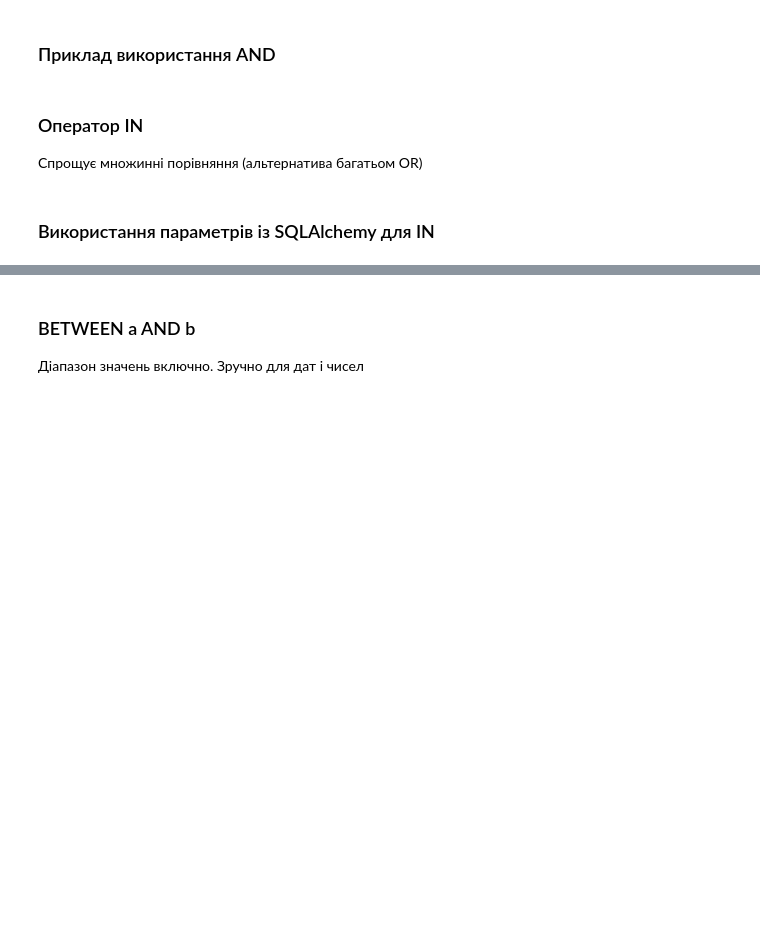
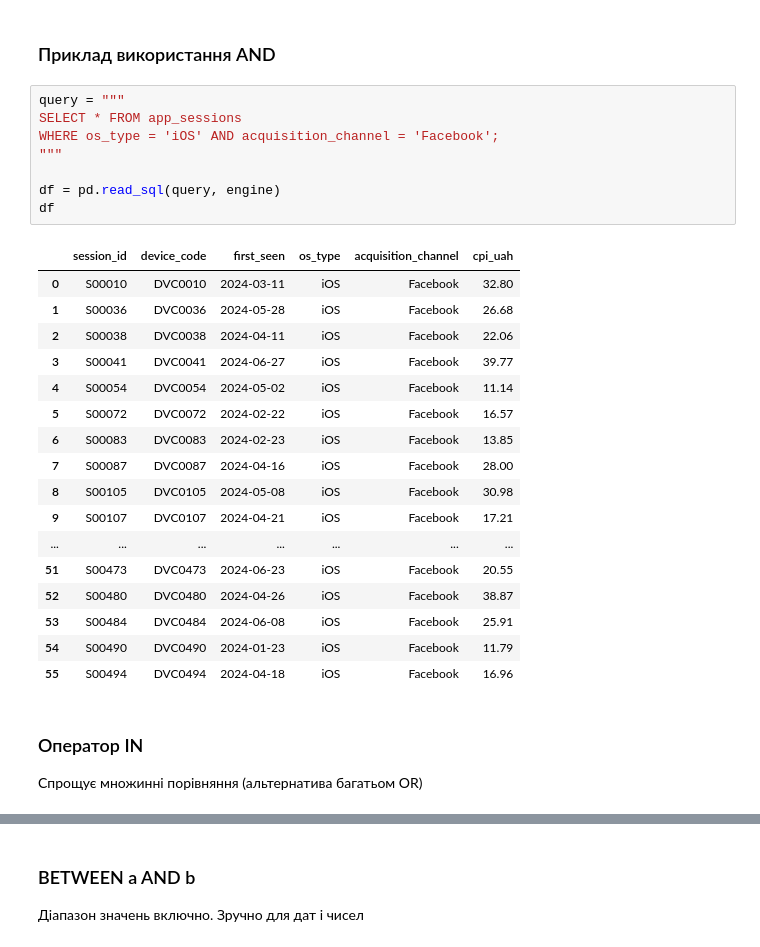
Before and after one commit to cpython-projects/python_da_06_11_25, a Jupyter notebook: lesson_26.ipynb, the cells around one changed output, grey strips where cells are left out. Cells and saved outputs as stored; diff of their text form; blank space fills up the shorter version.

```diff
--- a/lesson_26.ipynb
+++ b/lesson_26.ipynb
@@ -186,9 +270,33 @@ WHERE first_seen >= '2024-03-01' OR '1'='1'
 > **Використовуйте дужки!** Логіка без дужок може бути несподіваною
 # %% [markdown]
 ### Приклад використання AND
+# %%
+query = """
+SELECT * FROM app_sessions
+WHERE os_type = 'iOS' AND acquisition_channel = 'Facebook';
+"""
+
+df = pd.read_sql(query, engine)
+df
+# %% [output]
+|  | session_id | device_code | first_seen | os_type | acquisition_channel | cpi_uah |
+| 0 | S00010 | DVC0010 | 2024-03-11 | iOS | Facebook | 32.80 |
+| 1 | S00036 | DVC0036 | 2024-05-28 | iOS | Facebook | 26.68 |
+| 2 | S00038 | DVC0038 | 2024-04-11 | iOS | Facebook | 22.06 |
+| 3 | S00041 | DVC0041 | 2024-06-27 | iOS | Facebook | 39.77 |
+| 4 | S00054 | DVC0054 | 2024-05-02 | iOS | Facebook | 11.14 |
+| 5 | S00072 | DVC0072 | 2024-02-22 | iOS | Facebook | 16.57 |
+| 6 | S00083 | DVC0083 | 2024-02-23 | iOS | Facebook | 13.85 |
+| 7 | S00087 | DVC0087 | 2024-04-16 | iOS | Facebook | 28.00 |
+| 8 | S00105 | DVC0105 | 2024-05-08 | iOS | Facebook | 30.98 |
+| 9 | S00107 | DVC0107 | 2024-04-21 | iOS | Facebook | 17.21 |
+| ... | ... | ... | ... | ... | ... | ... |
+| 51 | S00473 | DVC0473 | 2024-06-23 | iOS | Facebook | 20.55 |
+| 52 | S00480 | DVC0480 | 2024-04-26 | iOS | Facebook | 38.87 |
+| 53 | S00484 | DVC0484 | 2024-06-08 | iOS | Facebook | 25.91 |
+| 54 | S00490 | DVC0490 | 2024-01-23 | iOS | Facebook | 11.79 |
+| 55 | S00494 | DVC0494 | 2024-04-18 | iOS | Facebook | 16.96 |
 # %% [markdown]
 ### Оператор IN
 
 Спрощує множинні порівняння (альтернатива багатьом OR)
-# %% [markdown]
-### Використання параметрів із SQLAlchemy для IN
```
Also changed, not shown: parts of 31 cells of this notebook.
